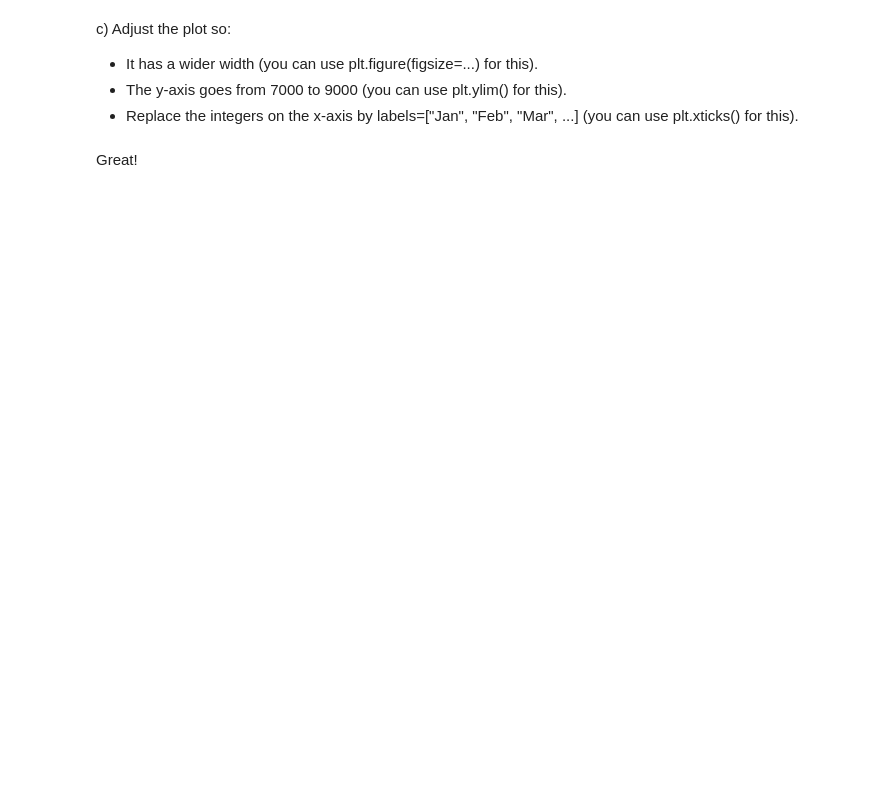
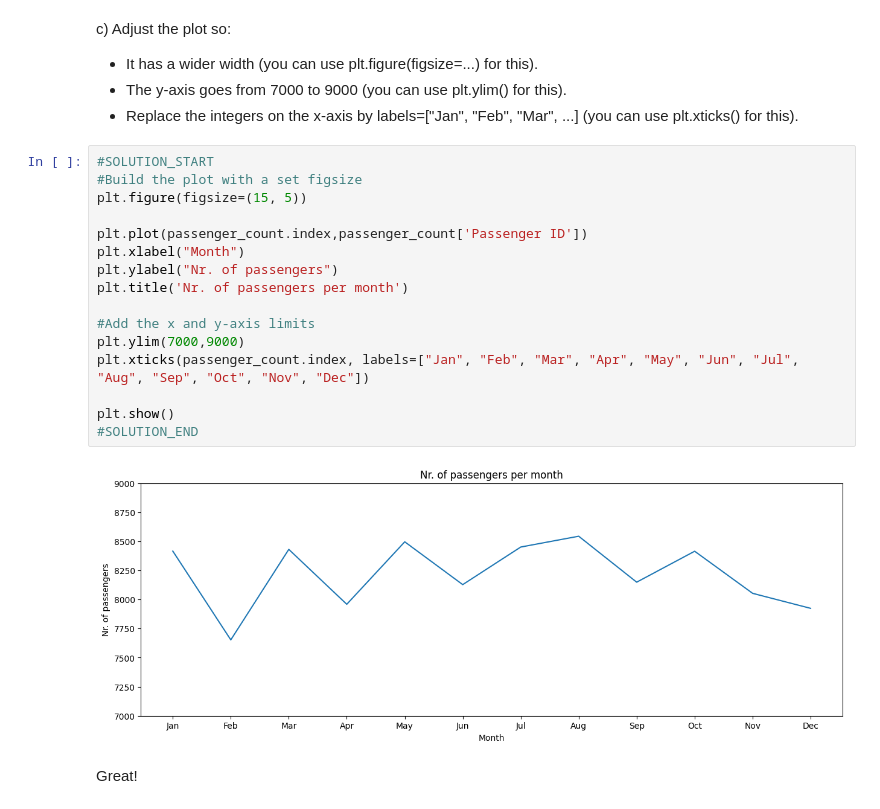
Before and after one commit to YuuneesIBH/KdG-DataScience2, a Jupyter notebook: Oefeningen/4- Matplotlib/04.01_EX.ipynb, the cells around one changed output. Saved outputs shown, nothing was run; the diff lists cells and outputs as text; blank space fills up the shorter version.

```diff
--- a/Oefeningen/4- Matplotlib/04.01_EX.ipynb
+++ b/Oefeningen/4- Matplotlib/04.01_EX.ipynb
@@ -41,5 +99,23 @@ c) Adjust the plot so:
 - It has a wider width (you can use plt.figure(figsize=...) for this).
 - The y-axis goes from 7000 to 9000 (you can use plt.ylim() for this).
 - Replace the integers on the x-axis by labels=["Jan", "Feb", "Mar", ...] (you can use plt.xticks() for this).
+# %%
+#SOLUTION_START
+#Build the plot with a set figsize
+plt.figure(figsize=(15, 5))
+
+plt.plot(passenger_count.index,passenger_count['Passenger ID'])
+plt.xlabel("Month")
+plt.ylabel("Nr. of passengers")
+plt.title('Nr. of passengers per month')
+
+#Add the x and y-axis limits
+plt.ylim(7000,9000)
+plt.xticks(passenger_count.index, labels=["Jan", "Feb", "Mar", "Apr", "May", "Jun", "Jul", "Aug", "Sep", "Oct", "Nov", "Dec"])
+
+plt.show()
+#SOLUTION_END
+# %% [output]
+[figure, added]
 # %% [markdown]
 Great!
```
Also changed, not shown: parts of 5 cells of this notebook, 14 other files.
